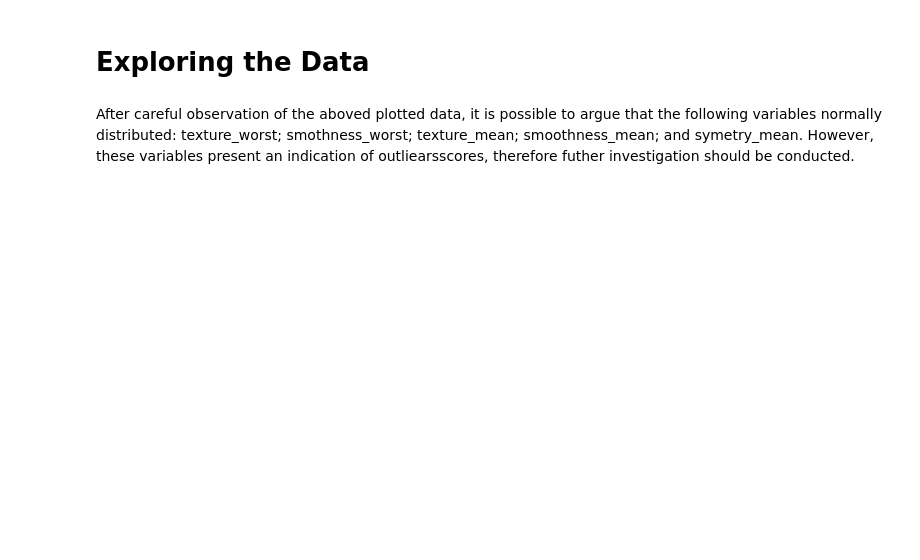
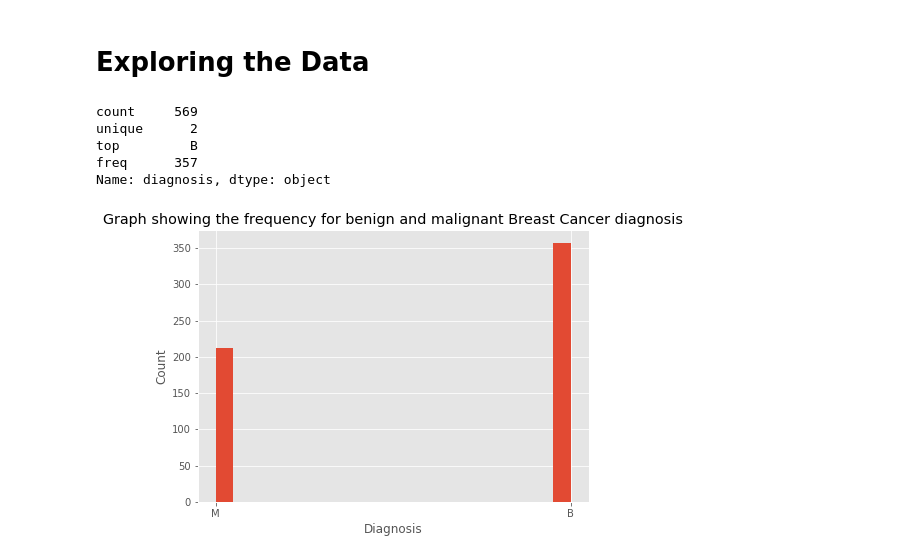
Before and after one commit to laurasuchomska/Breast-Cancer-Project, a Jupyter notebook: Breast_Cancer_workbook.ipynb, the cells around one changed output. Drawn from its saved outputs; the diff is of its cells as text; code cells hidden in the pictures; blank space fills up the shorter version.

```diff
--- a/Breast_Cancer_workbook.ipynb
+++ b/Breast_Cancer_workbook.ipynb
@@ -411,2 +435,20 @@ for i in df5('diagnosis', 'texture_mean', 'smoothness_mean', 'symmetry_mean', 's
-# %% [markdown]
-After careful observation of the aboved plotted data, it is possible to argue that the following variables normally distributed: texture_worst; smothness_worst; texture_mean; smoothness_mean; and symetry_mean. However, these variables present an indication of outliearsscores, therefore futher investigation should be conducted.
+# %%
+# Summary statistics for diagnosis
+main_df['diagnosis'].describe()
+# %% [output]
+count     569
+unique      2
+top         B
+freq      357
+Name: diagnosis, dtype: object
+# %%
+#Plot distribution of diagnosis
+plt.figure(figsize=(7,5))
+plt.title('Graph showing the frequency for benign and malignant Breast Cancer diagnosis')
+plt.hist(main_df['diagnosis'], bins=20)
+plt.xlabel('Diagnosis')
+plt.ylabel('Count')
+plt.grid(True)
+plt.show()
+# %% [output]
+[figure, added]
```
Also changed, not shown: parts of 55 cells of this notebook.
